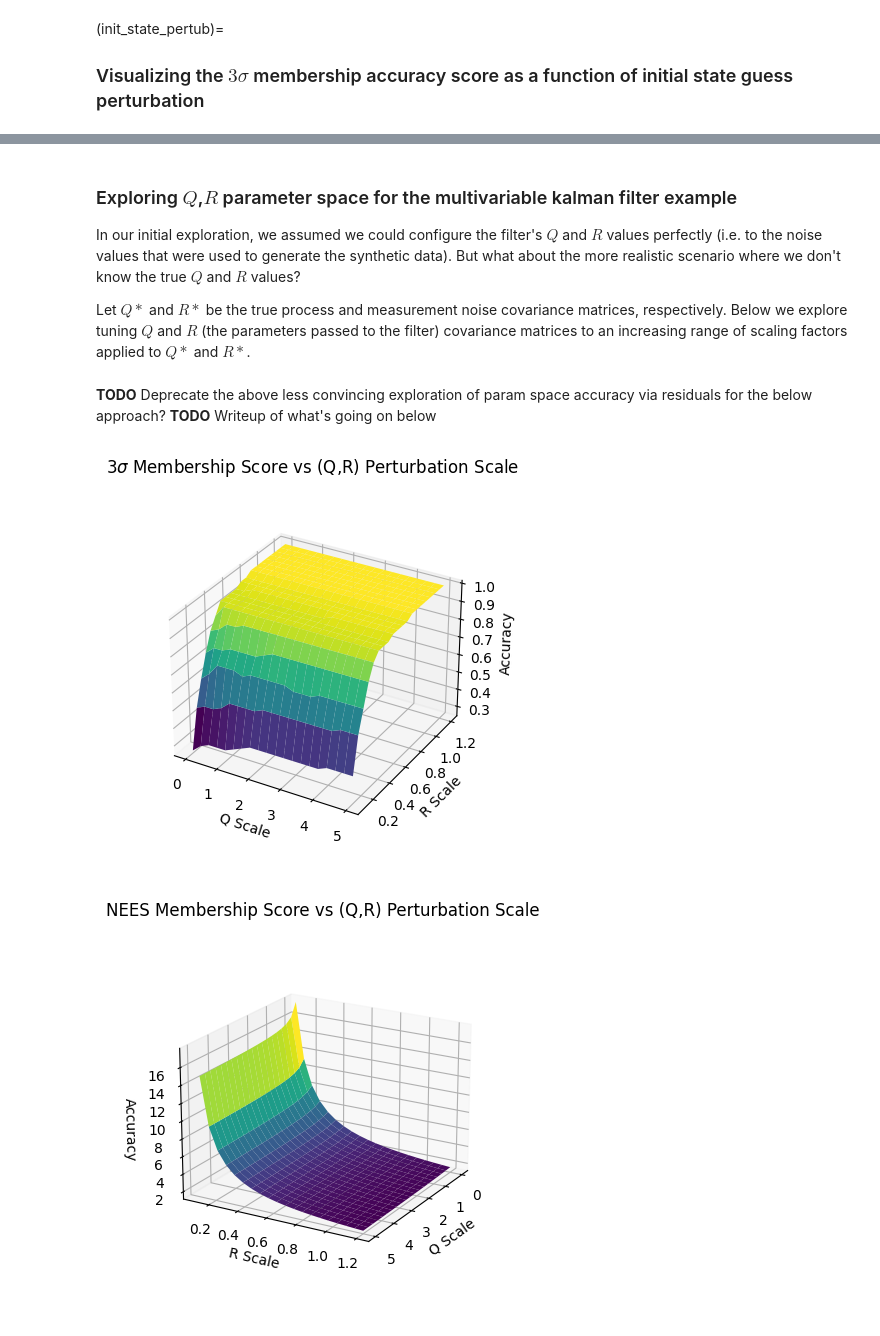
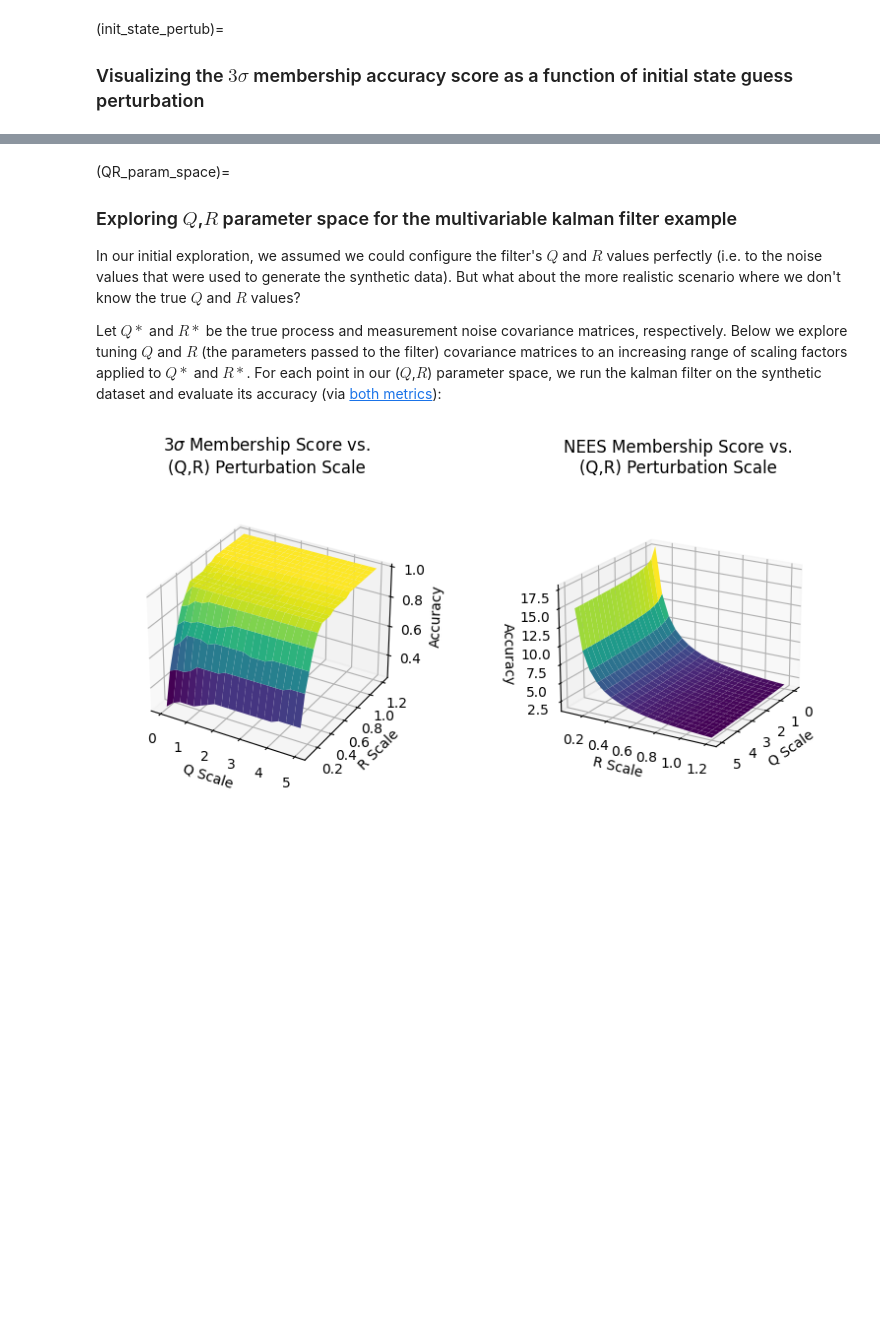
Before and after one commit to domoench/kalman, a Jupyter notebook: kalman/writeup.ipynb, the cells around one changed output, grey strips where cells are left out. Saved outputs shown, nothing was run; the diff lists cells and outputs as text; code cells hidden in the pictures; blank space fills up the shorter version.

Commit message:
Address misc. TODOs.

```diff
--- a/kalman/writeup.ipynb
+++ b/kalman/writeup.ipynb
@@ -686,13 +698,15 @@ for i in range(len(Ps)):
 # Plot
 figure, axes = plt.subplots(1, figsize=(10,10))
 axes.set_aspect(1)
+
 # Plot prediction 3-sigma covariance elipses
-for i in range(len(pos_vel_x_vars)):
+steps = 25
+for i in range(steps):
     S = pos_vel_x_vars[i]
     mu = np.array([xs[i,0], xs[i,1]])
     utils.plot_covar_ellipse(S, mu, alpha=0.15)
-plt.plot(true_xs[:,0], true_xs[:,1], label=r'$[x,\dot{x}]^T$ true',  marker='o', markersize=2)
-plt.plot(xs[:,0], xs[:,1], label=r'$[x,\dot{x}]^T$ estimated',  marker='o', markersize=2)
+plt.plot(true_xs[:steps,0], true_xs[:steps,1], label=r'$[x,\dot{x}]^T$ true',  marker='o', markersize=2)
+plt.plot(xs[:steps,0], xs[:steps,1], label=r'$[x,\dot{x}]^T$ estimated',  marker='o', markersize=2)
 #plt.plot(zs[:,0], zs[:,1], label=r'$\vec{z}$', marker='o', linestyle='none', markersize=2)
 plt.title(r'$\sigma_{x,\dot{x}}^2$: x position-velocity covariance $3\sigma$ ellipses')
 plt.xlabel('x position')
@@ -1065,13 +1075,11 @@ glue('nees_v_perturbation', fig, display=False)
 [interactive output not drawn]
 # %% [markdown]
+(QR_param_space)=
 ### Exploring $Q$,$R$ parameter space for the multivariable kalman filter example
 
 In our initial exploration, we assumed we could configure the filter's $Q$ and $R$ values perfectly (i.e. to the noise values that were used to generate the synthetic data). But what about the more realistic scenario where we don't know the true $Q$ and $R$ values?
 
-Let $Q*$ and $R*$ be the true process and measurement noise covariance matrices, respectively. Below we explore tuning $Q$ and $R$ (the parameters passed to the filter) covariance matrices to an increasing range of scaling factors applied to $Q*$ and $R*$.
+Let $Q*$ and $R*$ be the true process and measurement noise covariance matrices, respectively. Below we explore tuning $Q$ and $R$ (the parameters passed to the filter) covariance matrices to an increasing range of scaling factors applied to $Q*$ and $R*$. For each point in our ($Q$,$R$) parameter space, we run the kalman filter on the synthetic dataset and evaluate its accuracy (via [both metrics](accuracy_metrics)):
-# %% [markdown]
-__TODO__ Deprecate the above less convincing exploration of param space accuracy via residuals for the below approach?
-__TODO__ Writeup of what's going on below
 # %%
 # Run the kalman filter and compute the both the 3sigma membership and NEES accuracy
 # scores for position state estimates for the given Q_scale and R_scale factor
@@ -1098,39 +1106,41 @@ def calc_accuracy_scores(Q_scale, R_scale):
 # Iterate through the (Q,R) parameter space
 # In terms of percentages of the true param values
 num_iters = 20
 
 # The Q and R matrices are simple, they can be represented by their top left corner
 # i.e. the variance of the x position
 Q_scales = np.linspace(10**-6, 5.0, num=num_iters)
 R_scales = np.linspace(10**-1, 1.2, num=num_iters)
 
 # Meshgrid it and calculate surface of accuracy scores (for both 3sigma membership and NEES)
 QQ_scales, RR_scales = np.meshgrid(Q_scales, R_scales)
 accuracy_scores = np.vectorize(calc_accuracy_scores)(QQ_scales, RR_scales)
 scores_3sm, scores_nees = accuracy_scores[0], accuracy_scores[1]
 
 # Plot 3-sigma membership accuracy score surface and contour map
-fig = plt.figure(figsize=(5,5))
-ax = fig.add_subplot(111, projection='3d')
+#fig = plt.figure(figsize=plt.figaspect(0.5))
+fig = plt.figure(figsize=(8.5,4))
+ax = fig.add_subplot(1, 2, 1, projection='3d')
 ax.plot_surface(QQ_scales, RR_scales, scores_3sm, cmap='viridis')
 ax.set_box_aspect(aspect=None, zoom=0.85)
 ax.set_xlabel('Q Scale')
 ax.set_ylabel('R Scale')
 ax.set_zlabel(r'Accuracy')
-ax.set_title(r'$3 \sigma$ Membership Score vs (Q,R) Perturbation Scale')
-plt.show()
+ax.set_title(r'$3 \sigma$ Membership Score vs.' "\n"
+             '(Q,R) Perturbation Scale')
 
 # Plot mean NEES accuracy score surface
-fig = plt.figure(figsize=(5,5))
-ax = fig.add_subplot(111, projection='3d')
+ax = fig.add_subplot(1, 2, 2, projection='3d')
 ax.plot_surface(QQ_scales, RR_scales, scores_nees, cmap='viridis')
 ax.view_init(elev=20, azim=30, roll=0)
 ax.set_box_aspect(aspect=None, zoom=0.85)
 ax.set_xlabel('Q Scale')
 ax.set_ylabel('R Scale')
 ax.set_zlabel('Accuracy')
-ax.set_title(r'NEES Membership Score vs (Q,R) Perturbation Scale')
+ax.set_title(r'NEES Membership Score vs.' "\n"
+             '(Q,R) Perturbation Scale')
+plt.tight_layout()
 plt.show()
+glue('acc_surface_fig', fig, display=False)
 # %% [output]
-[figure, old version]
+[figure, new version]
-[figure, removed]
```
Also changed, not shown: parts of 16 cells of this notebook, 1 other file.
